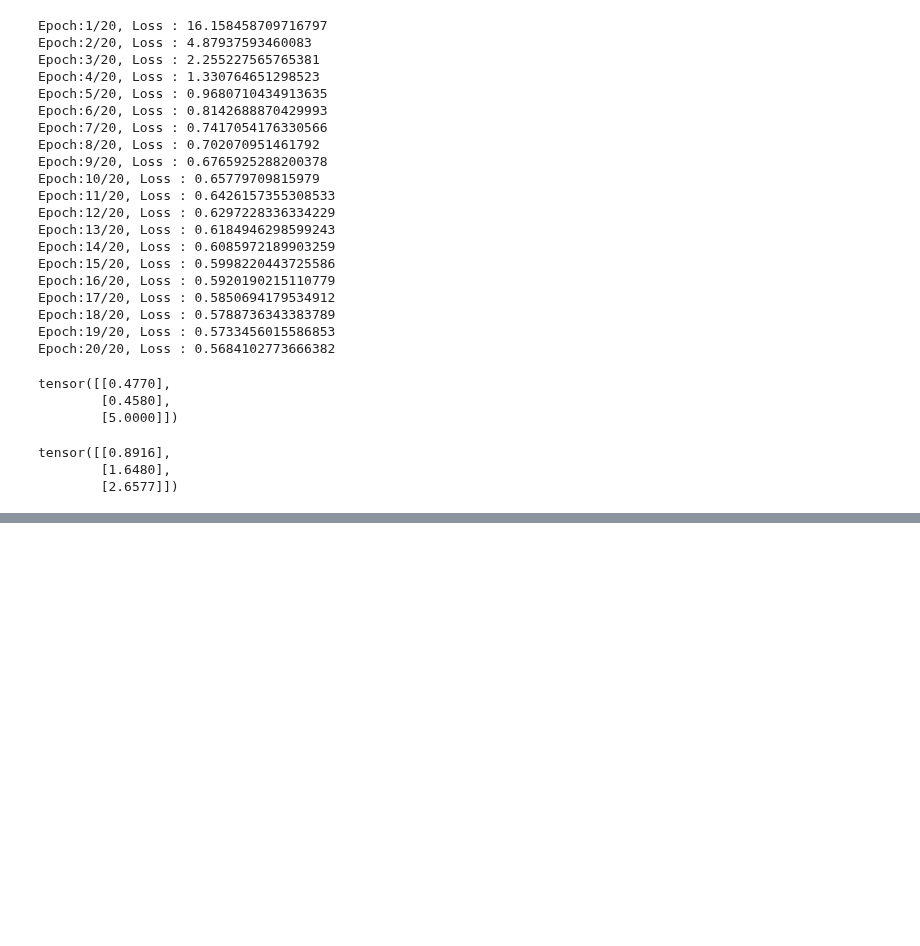
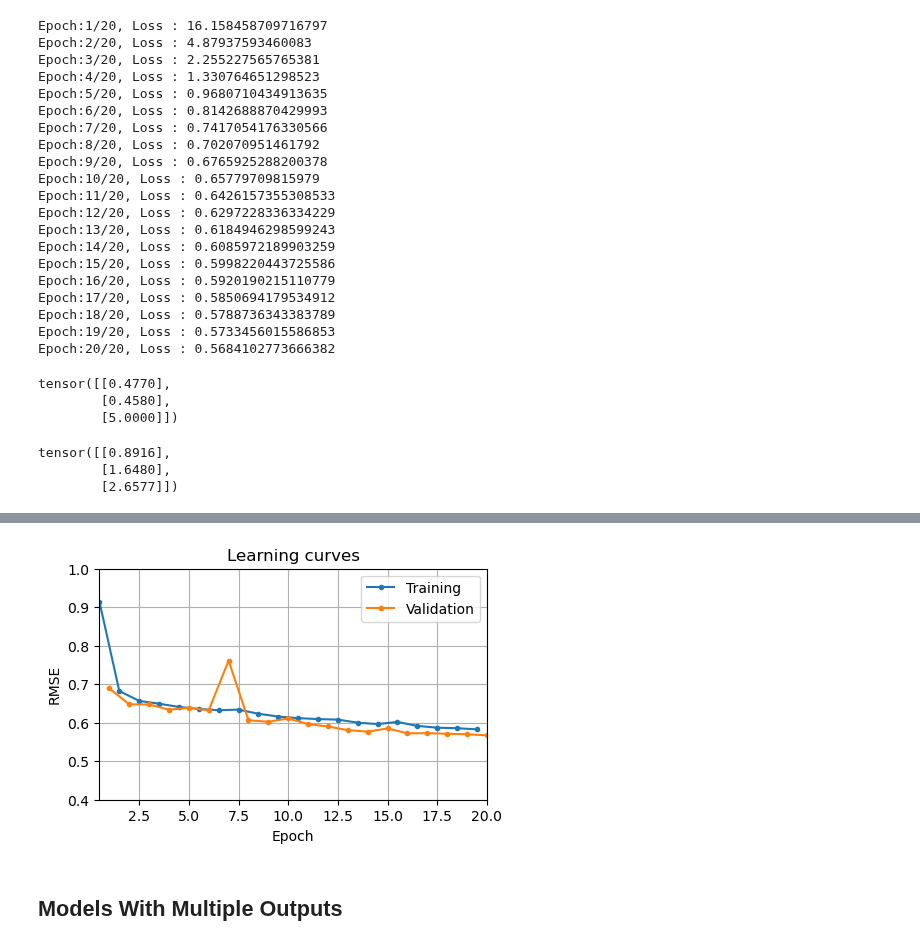
Before and after one commit to ShindeShivam/Machine-Learning, a Jupyter notebook: Deep-Learning-with-Pytorch/1.Neural-nets-with-Pytorch/neural_nets_with_pytorch.ipynb, the cells around one changed output, grey strips where cells are left out. Cells and saved outputs as stored; diff of their text form; code cells hidden in the pictures; blank space fills up the shorter version.

```diff
--- a/Deep-Learning-with-Pytorch/1.Neural-nets-with-Pytorch/neural_nets_with_pytorch.ipynb
+++ b/Deep-Learning-with-Pytorch/1.Neural-nets-with-Pytorch/neural_nets_with_pytorch.ipynb
@@ -361,0 +940,21 @@ tensor([[0.8916],
+# %%
+class WideAndDeepDataset(torch.utils.data.Dataset):
+    def __init__(self, X_wide, X_deep, y):
+        self.X_wide = X_wide
+        self.X_deep = X_deep
+        self.y = y
+
+    def __len__(self):
+        return len(self.y)
+
+    def __getitem__(self, idx):
+        input_dict = {"X_wide":self.X_wide[idx],"X_deep":self.X_deep[idx]}
+        return input_dict, self.y[idx]
+# %%
+torch.manual_seed(42)
+train_data_named = WideAndDeepDataset(
+    X_wide=X_train[:,:5], X_deep=X_train[:,2:], y=y_train)
+train_loader = DataLoader(train_data_named, batch_size=32, shuffle=True)
+valid_data_named = WideAndDeepDataset(
+    X_wide=X_valid[:,:5], X_deep=X_valid[:,2:], y=y_valid)
+valid_loader = DataLoader(valid_data_named, batch_size=32, shuffle=True)
@@ -361,0 +1029,15 @@ tensor([[0.8916],
+# %%
+plt.figure(figsize=[5,3])
+plt.plot(np.arange(n_epochs)+0.5,history["train_metrics"],".-",label="Training")
+plt.plot(np.arange(n_epochs)+1.0,history["valid_metrics"],".-",label="Validation")
+plt.legend()
+plt.grid()
+plt.xlabel("Epoch")
+plt.ylabel("RMSE")
+plt.title("Learning curves")
+plt.axis([0.5, 20, 0.4, 1.0])
+plt.show()
+# %% [output]
+[figure, added]
+# %% [markdown]
+## Models With Multiple Outputs
```
Also changed, not shown: parts of 74 cells of this notebook.
